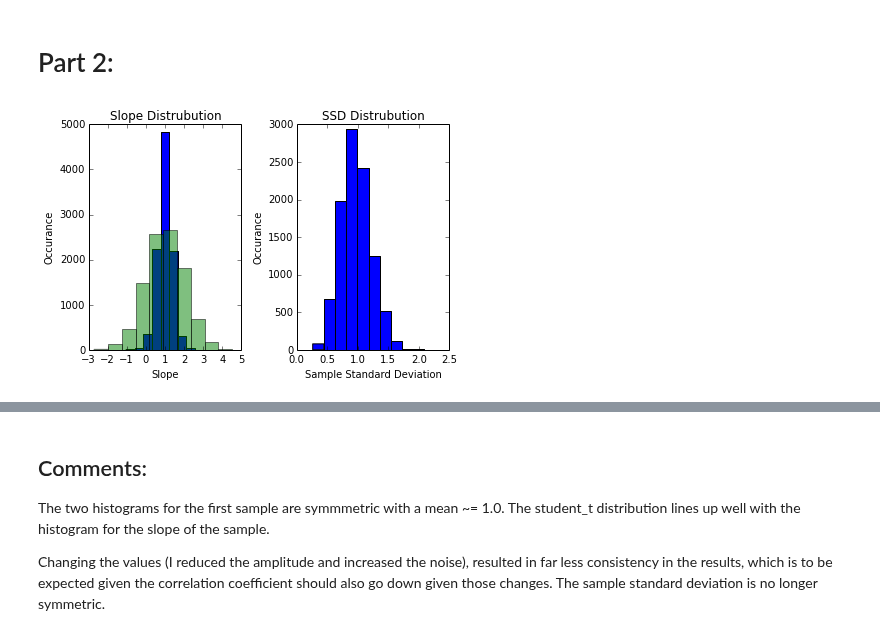
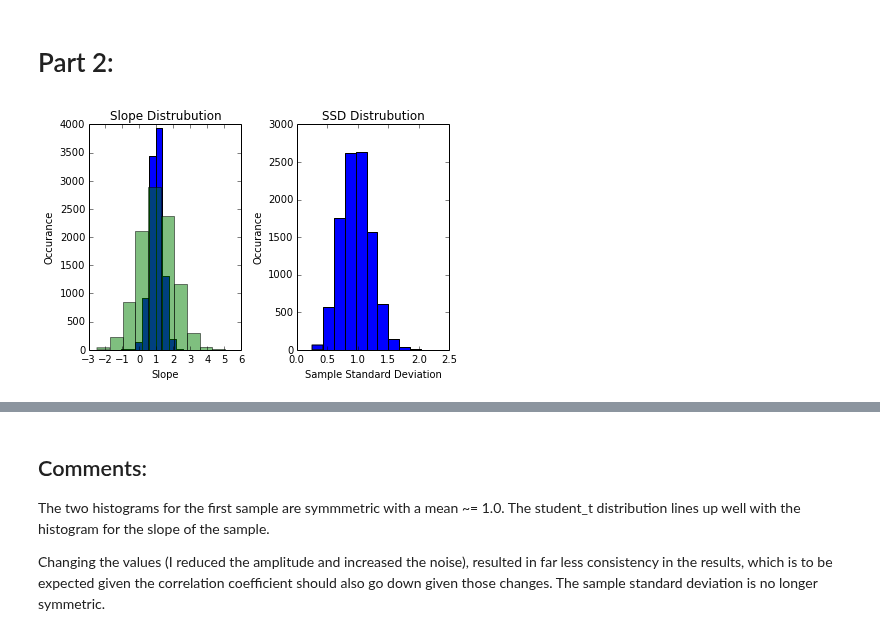
Before and after one commit to mkctripp/Phy411Assignments, a Jupyter notebook: Assignment2.ipynb, the cells around one changed output, grey strips where cells are left out. Cells and saved outputs as stored; diff of their text form; code cells hidden in the pictures.

```diff
--- a/Assignment2.ipynb
+++ b/Assignment2.ipynb
@@ -112,28 +112,28 @@ def slope(points, noise, amp):
 # %%
 test = 10000
 data = np.zeros((2, test)) # data is an array of (slope, ssd)
 
 for i in range(0, test):
     data[0][i], data[1][i] = slope(10, 1, 1)
 
 
 s1 = np.random.standard_t(test-2, size=10000) + 1
 
 fig, ax2 = plt.subplots(1,2)
 ax2[0].hist(data[0])
 ax2[0].set_xlabel('Slope')
 ax2[0].set_ylabel('Occurance')
 ax2[0].set_title('Slope Distrubution')
 
-ax2[0].hist(s, alpha = 0.5)
+ax2[0].hist(s1, alpha = 0.5)
 
 ax2[1].hist(data[1])
 ax2[1].set_xlabel('Sample Standard Deviation')
 ax2[1].set_ylabel('Occurance')
 ax2[1].set_title('SSD Distrubution')
 plt.tight_layout()
 # %% [output]
-[figure, old version]
+[figure, new version]
 # %%
 test = 10000
 data2 = np.zeros((2, test)) # data is an array of (slope, ssd)
```
Also changed, not shown: parts of 3 cells of this notebook.
